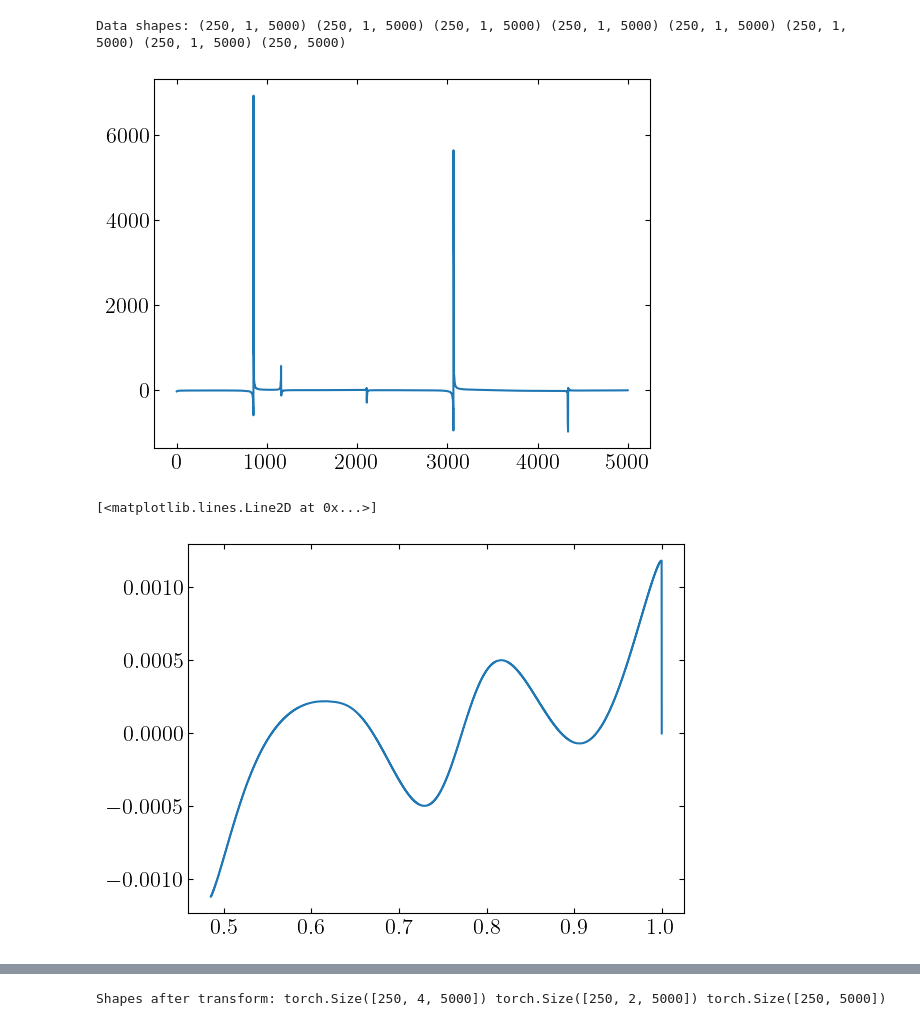
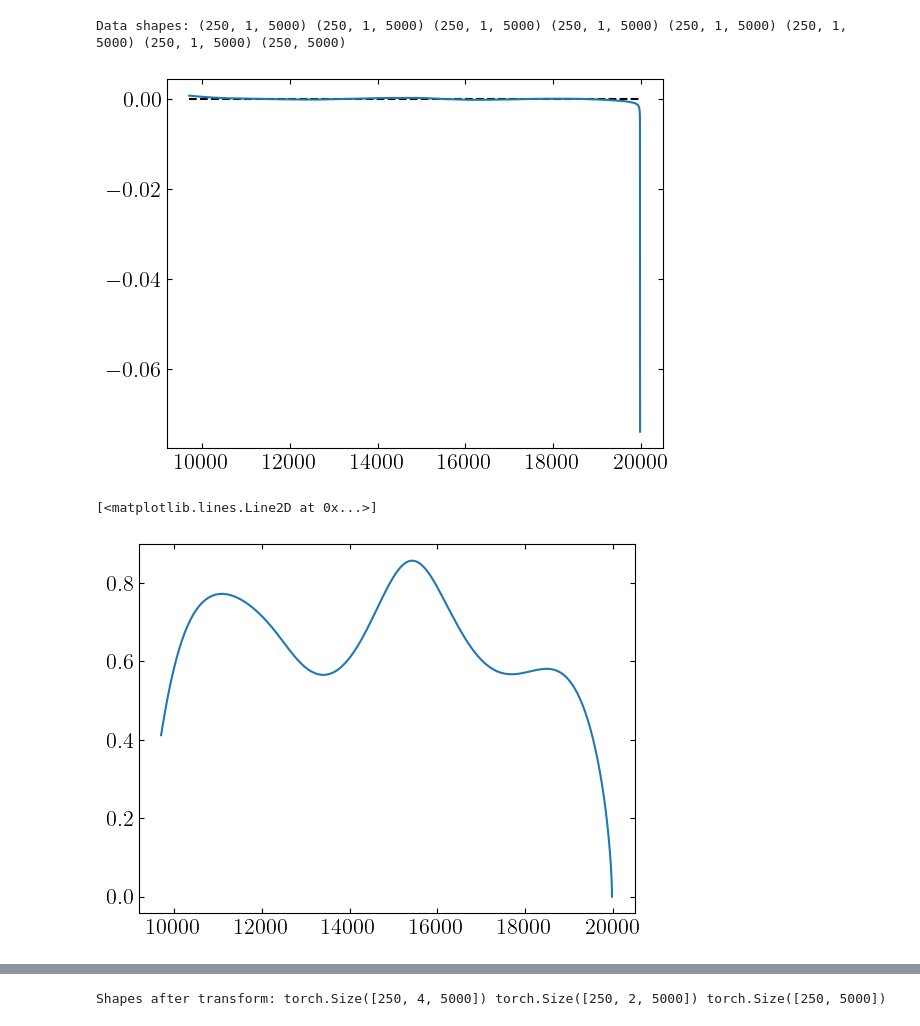
Before and after one commit to j-haralds/MSc_thesis, a Jupyter notebook: program/BasicEulerNN/3_JH_NO.ipynb, the cells around one changed output, grey strips where cells are left out. Saved outputs shown, nothing was run; the diff lists cells and outputs as text; code cells hidden in the pictures.

```diff
--- a/program/BasicEulerNN/3_JH_NO.ipynb
+++ b/program/BasicEulerNN/3_JH_NO.ipynb
@@ -153,20 +153,16 @@ print('Data shapes:', I.shape, dI.shape, V.shape, cn.shape, cn_dot.shape, cp.sha
 Data shapes: (250, 1, 5000) (250, 1, 5000) (250, 1, 5000) (250, 1, 5000) (250, 1, 5000) (250, 1, 5000) (250, 1, 5000) (250, 5000)
 # %%
 def derivative(f,x):
-    df = np.zeros(len(f )- 2)
-    for i in range(1,f.shape[0]-1):
-        # central difference
-        df[i-1] = (f[i+1] - f[i-1]) / (x[i+1] - x[i-1])
-    #return df
-    return np.gradient(f, x)
+    return np.gradient(f,x)
 
 
 
 idx = 100
-plt.plot(derivative(cn_dot[idx,0,:], I[idx,0,:]), label='cn_dot (FD)')
+plt.hlines(0, cn[idx,0,:].min(), cn[idx,0,:].max(), colors='k', linestyles='dashed', label='y=0'    )
+plt.plot(cn[idx,0,:],derivative(I[idx,0,:], cn[idx,0,:]), label='cn_dot (FD)')
 plt.show()
-plt.plot(cn[idx,0,:]/cn.max(), dI[idx,0,:], label='cn_dot (PyBaMM)')
+plt.plot(cn[idx,0,:], I[idx,0,:], label='cn_dot (PyBaMM)')
 # %% [output]
-[figure, old version]
+[figure, new version]
 [<matplotlib.lines.Line2D at 0x...>]
-[figure, old version]
+[figure, new version]
```
Also changed, not shown: parts of 2 cells of this notebook.
